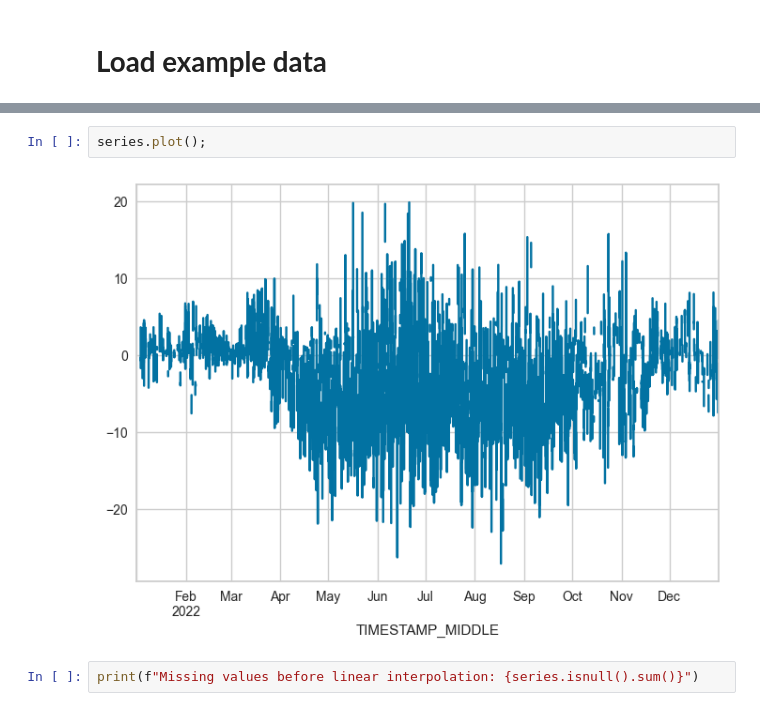
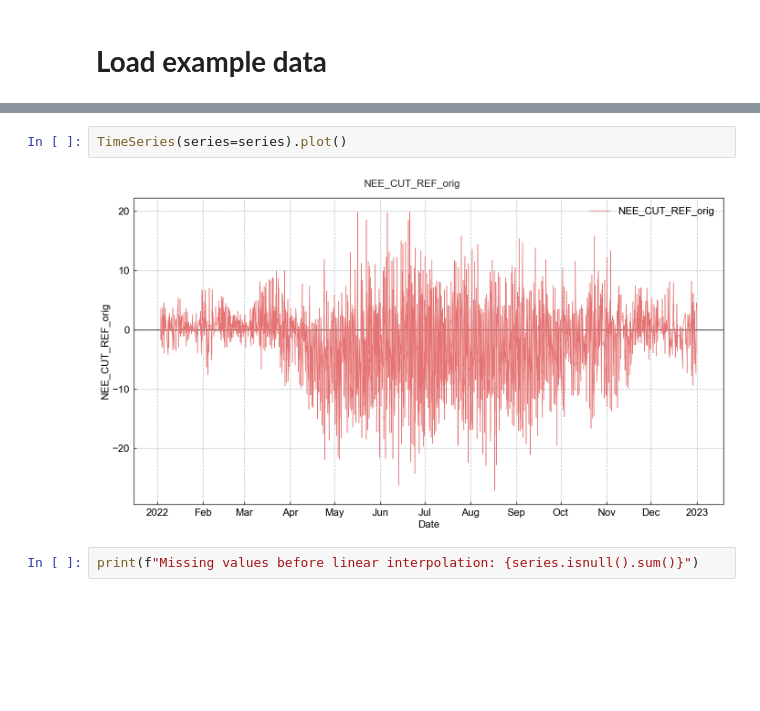
Before and after one commit to holukas/diive, a Jupyter notebook: notebooks/GapFilling/LinearInterpolation.ipynb, the cells around one changed output, grey strips where cells are left out. Saved outputs shown, nothing was run; the diff lists cells and outputs as text; blank space fills up the shorter version.

```diff
--- a/notebooks/GapFilling/LinearInterpolation.ipynb
+++ b/notebooks/GapFilling/LinearInterpolation.ipynb
@@ -56,7 +57,7 @@ Loaded .parquet file F:\Sync\luhk_work\20 - CODING\21 - DIIVE\diive\diive\config
 # %%
-series.plot();
+TimeSeries(series=series).plot()
 # %% [output]
-[figure, old version]
+[figure, new version]
 # %%
 print(f"Missing values before linear interpolation: {series.isnull().sum()}")
 # %% [output]
```
Also changed, not shown: parts of 4 cells of this notebook, 4 other files.
